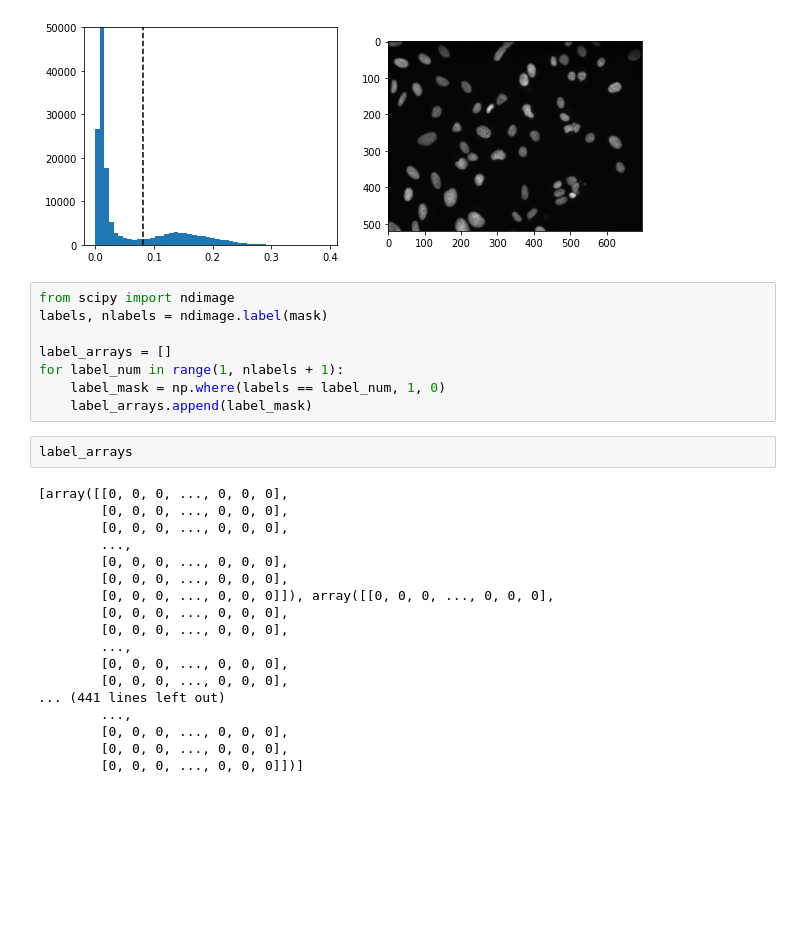
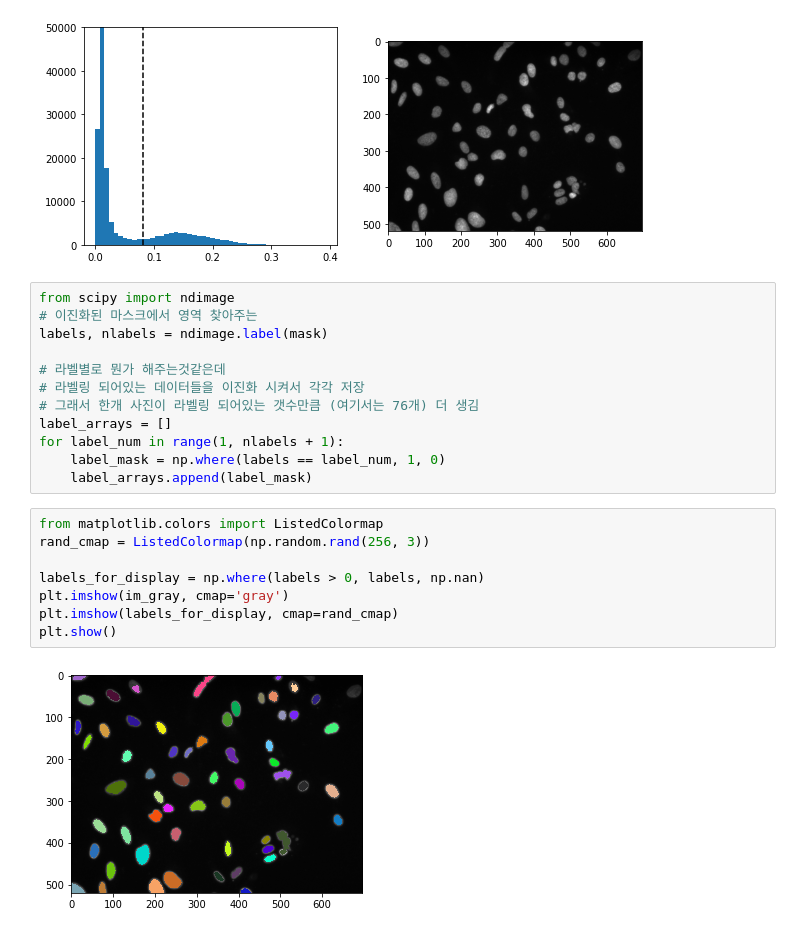
Before and after one commit to ming-90/Kaggle_Study, a Jupyter notebook: 3.segmentation/nuclei.ipynb, the cells around one changed output. Cells and saved outputs as stored; diff of their text form; blank space fills up the shorter version.

```diff
--- a/3.segmentation/nuclei.ipynb
+++ b/3.segmentation/nuclei.ipynb
@@ -65,29 +65,23 @@ plt.show()
 [figure]
 # %%
 from scipy import ndimage
+# 이진화된 마스크에서 영역 찾아주는
 labels, nlabels = ndimage.label(mask)
 
+# 라벨별로 뭔가 해주는것같은데
+# 라벨링 되어있는 데이터들을 이진화 시켜서 각각 저장
+# 그래서 한개 사진이 라벨링 되어있는 갯수만큼 (여기서는 76개) 더 생김
 label_arrays = []
 for label_num in range(1, nlabels + 1):
     label_mask = np.where(labels == label_num, 1, 0)
     label_arrays.append(label_mask)
-# %%
-label_arrays
-# %% [output]
-[array([[0, 0, 0, ..., 0, 0, 0],
-        [0, 0, 0, ..., 0, 0, 0],
-        [0, 0, 0, ..., 0, 0, 0],
-        ...,
-        [0, 0, 0, ..., 0, 0, 0],
-        [0, 0, 0, ..., 0, 0, 0],
-        [0, 0, 0, ..., 0, 0, 0]]), array([[0, 0, 0, ..., 0, 0, 0],
-        [0, 0, 0, ..., 0, 0, 0],
-        [0, 0, 0, ..., 0, 0, 0],
-        ...,
-        [0, 0, 0, ..., 0, 0, 0],
-        [0, 0, 0, ..., 0, 0, 0],
-... (441 lines left out)
-        ...,
-        [0, 0, 0, ..., 0, 0, 0],
-        [0, 0, 0, ..., 0, 0, 0],
-        [0, 0, 0, ..., 0, 0, 0]])]
+# %%
+from matplotlib.colors import ListedColormap
+rand_cmap = ListedColormap(np.random.rand(256, 3))
+
+labels_for_display = np.where(labels > 0, labels, np.nan)
+plt.imshow(im_gray, cmap='gray')
+plt.imshow(labels_for_display, cmap=rand_cmap)
+plt.show()
+# %% [output]
+[figure, added]
```
